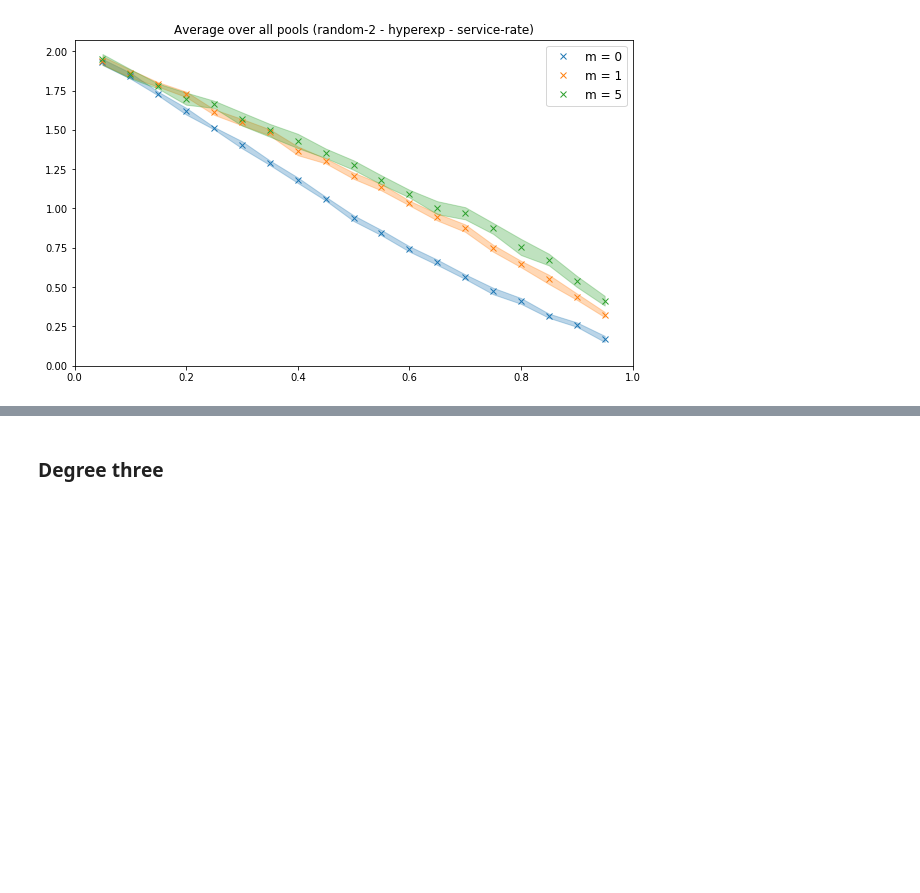
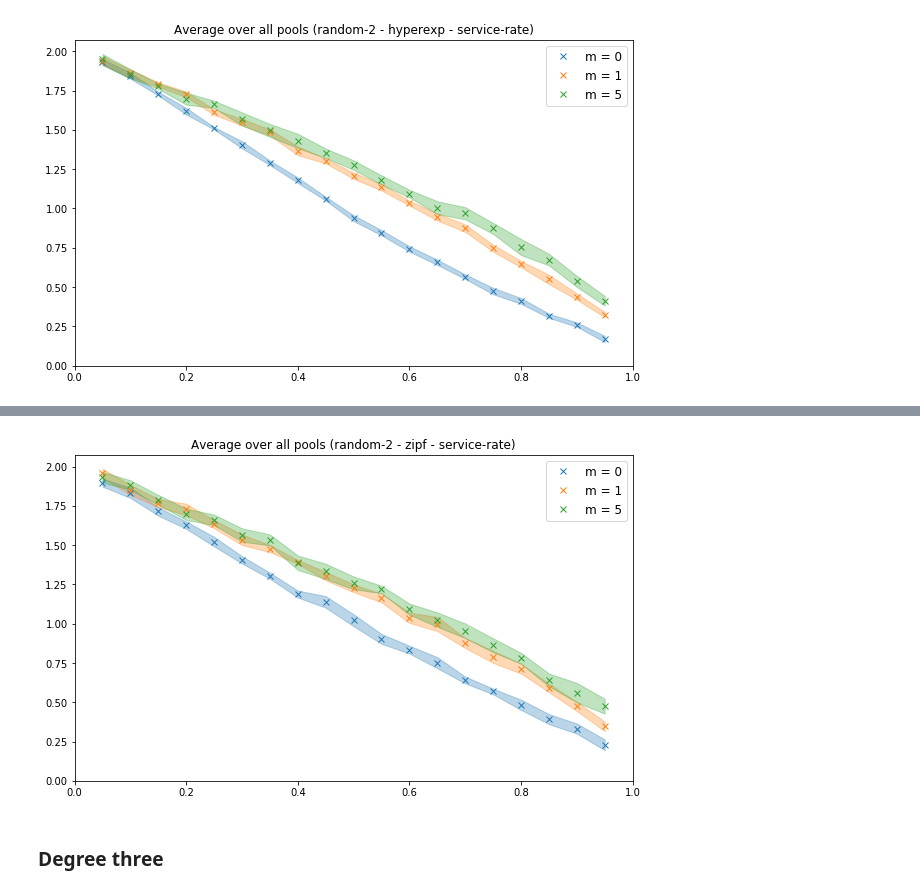
Before and after one commit to ccomte/phd-thesis, a Jupyter notebook: 7-job-scheduling/plot.ipynb, the cells around one changed output, grey strips where cells are left out. Cells and saved outputs as stored; diff of their text form; code cells hidden in the pictures; blank space fills up the shorter version.

```diff
--- a/7-job-scheduling/plot.ipynb
+++ b/7-job-scheduling/plot.ipynb
@@ -171,3 +177,7 @@ random('random-2', 'hyperexp', 'service-rate')
+# %%
+random('random-2', 'zipf', 'service-rate')
+# %% [output]
+[figure, added]
 # %% [markdown]
 ### Degree three
 # %% [markdown]
```
Also changed, not shown: parts of 7 cells of this notebook, 3 other files.
